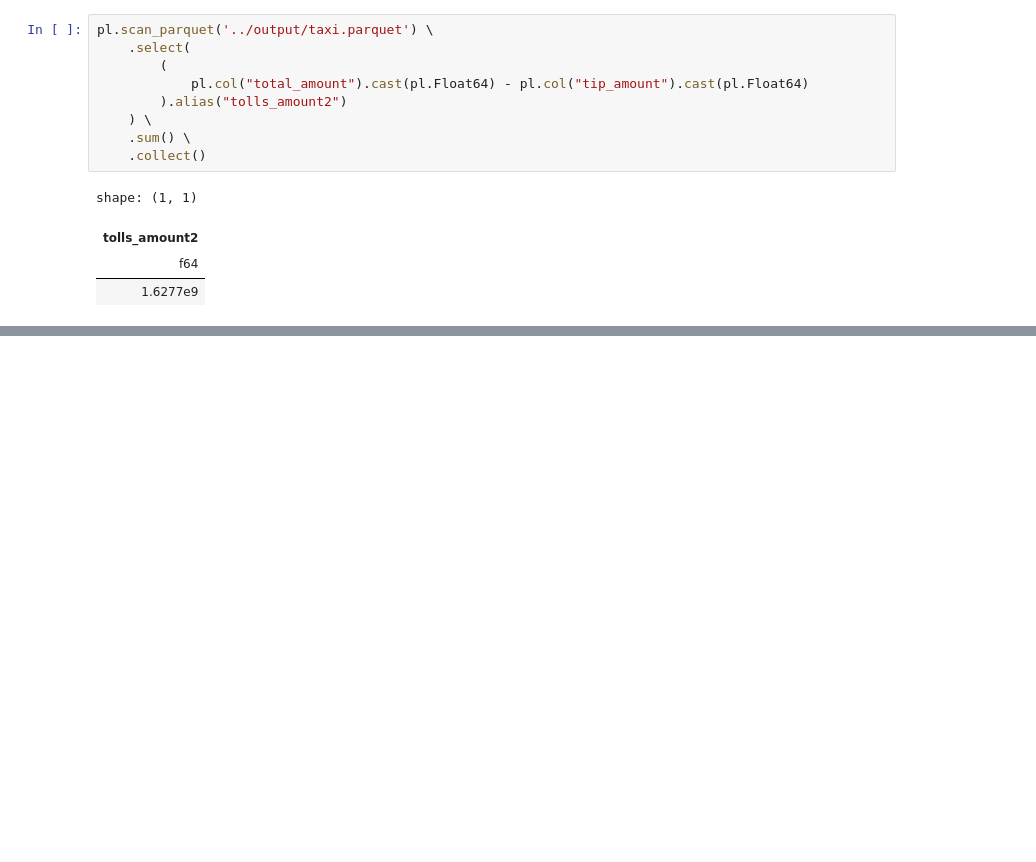
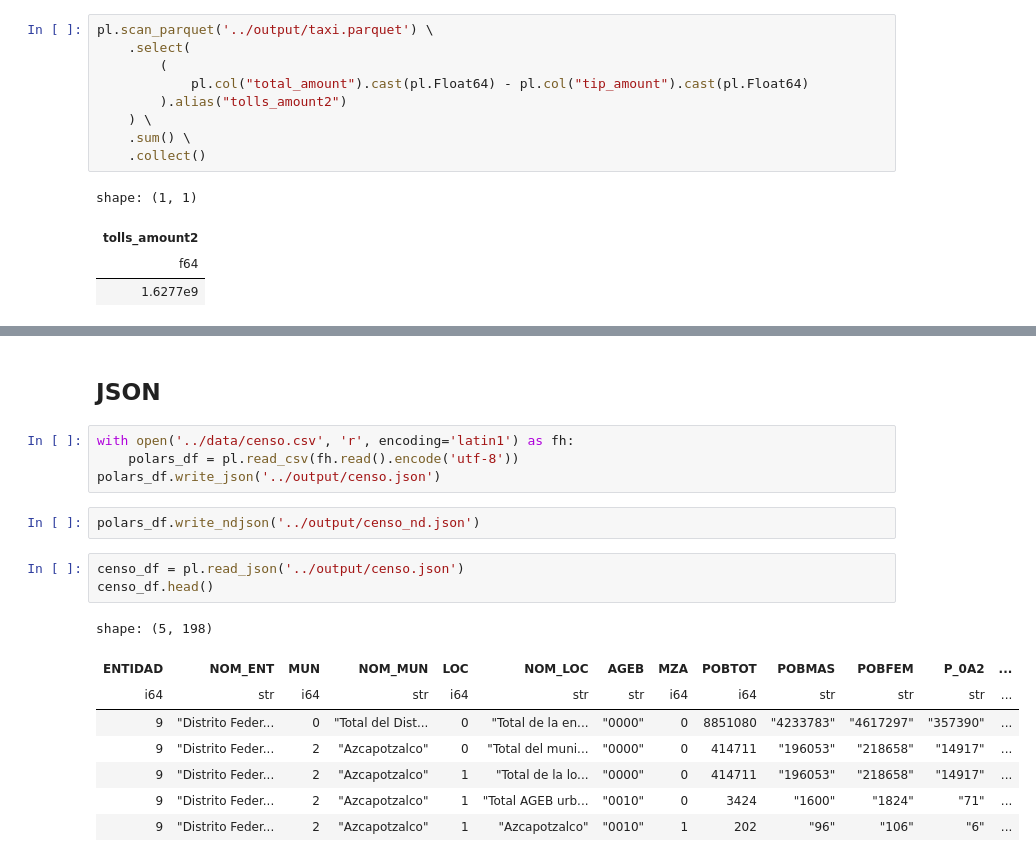
Before and after one commit to gmbmx/zophia-polars, a Jupyter notebook: notebooks/02_polars_io.ipynb, the cells around one changed output, grey strips where cells are left out. Cells and saved outputs as stored; diff of their text form; blank space fills up the shorter version.

```diff
--- a/notebooks/02_polars_io.ipynb
+++ b/notebooks/02_polars_io.ipynb
@@ -106,0 +321,20 @@ shape: (1, 1)
+# %% [markdown]
+## JSON
+# %%
+with open('../data/censo.csv', 'r', encoding='latin1') as fh:
+    polars_df = pl.read_csv(fh.read().encode('utf-8'))
+polars_df.write_json('../output/censo.json')
+# %%
+polars_df.write_ndjson('../output/censo_nd.json')
+# %%
+censo_df = pl.read_json('../output/censo.json')
+censo_df.head()
+# %% [output]
+shape: (5, 198)
+| ENTIDAD | NOM_ENT | MUN | NOM_MUN | LOC | NOM_LOC | AGEB | MZA | POBTOT | POBMAS | POBFEM | P_0A2 | ... |
+| i64 | str | i64 | str | i64 | str | str | i64 | i64 | str | str | str | ... |
+| 9 | "Distrito Feder... | 0 | "Total del Dist... | 0 | "Total de la en... | "0000" | 0 | 8851080 | "4233783" | "4617297" | "357390" | ... |
+| 9 | "Distrito Feder... | 2 | "Azcapotzalco" | 0 | "Total del muni... | "0000" | 0 | 414711 | "196053" | "218658" | "14917" | ... |
+| 9 | "Distrito Feder... | 2 | "Azcapotzalco" | 1 | "Total de la lo... | "0000" | 0 | 414711 | "196053" | "218658" | "14917" | ... |
+| 9 | "Distrito Feder... | 2 | "Azcapotzalco" | 1 | "Total AGEB urb... | "0010" | 0 | 3424 | "1600" | "1824" | "71" | ... |
+| 9 | "Distrito Feder... | 2 | "Azcapotzalco" | 1 | "Azcapotzalco" | "0010" | 1 | 202 | "96" | "106" | "6" | ... |
```
Also changed, not shown: parts of 74 cells of this notebook, 4 other files.
